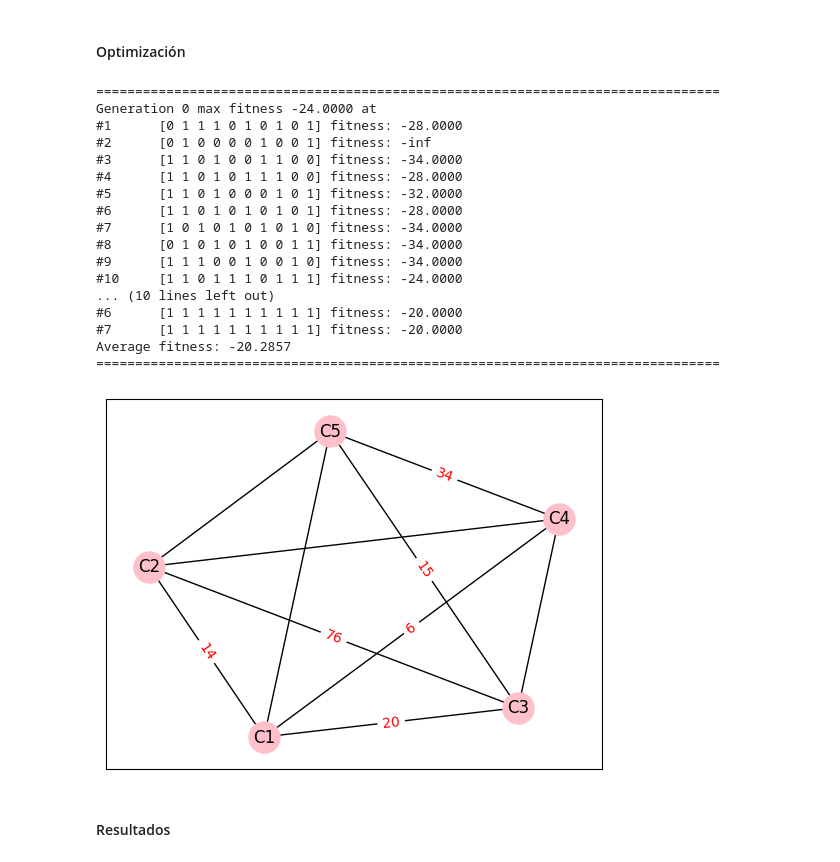
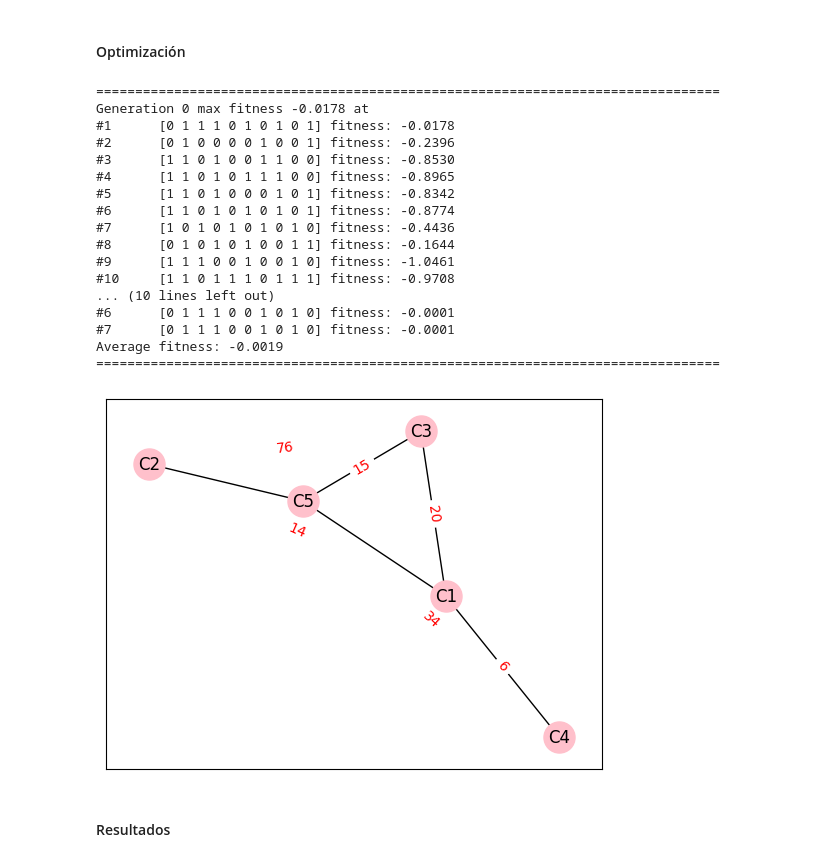
Before and after one commit to jtapiav/github-slideshow, a Jupyter notebook: GA.ipynb, the cells around one changed output. Saved outputs shown, nothing was run; the diff lists cells and outputs as text; code cells hidden in the pictures.

```diff
--- a/GA.ipynb
+++ b/GA.ipynb
@@ -212,8 +231,7 @@ def calculateFitness( GA ):
   x=[]
 
   for index in range( len(GA.population) ):
-    individual = GA.population[index]
-    bin_to_int = np.array( [int(j) << i for i,j in enumerate(individual[::-1])] ).sum()
+    bin_to_int = np.array( [int(j) << i for i,j in enumerate(GA.population[index][::-1])] ).sum()
     int_to_x   = a + bin_to_int * (b - a) / (2**n - 1)
     x.append( int_to_x )
     fitnessScores[index] = functionFitness( int_to_x )
@@ -236,7 +254,7 @@ def plotResult( self ):
     plt.ylabel( '$f(x) = -|sin(x) - 0.5x|$' )
     plt.title( 'Population at Iteration ' + str(3) + '\n' + 'Number of Individuals: ' + str(self.populationSize) )
 
-    xval = np.arange( 0, self.numberMaximumIterations, 1 )
+    xval = np.arange( 0, self.numberOfIteration, 1 )
     yval = self.bestFitnessOfGeneration
 
     plt.subplot( 142 )
@@ -1007,7 +1047,7 @@ NameError: ignored
 # %%
 GA = GeneticAlgorithm( populationSize=10, chromosomeSize=10,
                        mutationType='bitstring', crossoverType='uniform', selectionType='ranking',
-                       functionDecode = functionDecode,
+                       functionDecode = None,
                        calculateFitness = calculateFitness,
                        plotResult = plotResult,
                        numberMaximumIterations=1, epsilon = 0.001,
@@ -1048,7 +1103,7 @@ $$ D_{NoC} = u$$
 Donde $\mu = $ average hops in the network
 # %%
 def functionFitness( x ):
-  return  np.sum(  CustomGraph(Chromosome( x )).hop_matrix )
+  return  CustomGraph(Chromosome( x )).hop_matrix.mean()
 # %%
 def calculateFitness( GA ):
   fitnessScores = np.zeros( len(GA.population) )
@@ -1058,41 +1113,38 @@ def calculateFitness( GA ):
 # %% [markdown]
 #### Optimización
 # %%
-def plotResult( self ):
-  None
-
 GA = GeneticAlgorithm( populationSize=10, chromosomeSize=10,
                        mutationType='bitstring', crossoverType='uniform', selectionType='ranking',
                        functionDecode = None,
                        calculateFitness = calculateFitness,
                        plotResult = plotResult,
                        numberMaximumIterations=100, epsilon = 0.001,
                        randomState = 69, geneLimits = None )#
 GA.solve()
 GA.printResult()
 customOptimizatedChromosome = Chromosome( GA.bestCandidateOfGeneration[-1] )
 customOptimizatedGraph = CustomGraph( customOptimizatedChromosome )
 customOptimizatedGraph.drawGraph()
 GA.plotResult( GA )
 # %% [output]
 ================================================================================
-Generation 0 max fitness -24.0000 at
-#1      [0 1 1 1 0 1 0 1 0 1] fitness: -28.0000
-#2      [0 1 0 0 0 0 1 0 0 1] fitness: -inf
-#3      [1 1 0 1 0 0 1 1 0 0] fitness: -34.0000
-#4      [1 1 0 1 0 1 1 1 0 0] fitness: -28.0000
-#5      [1 1 0 1 0 0 0 1 0 1] fitness: -32.0000
-#6      [1 1 0 1 0 1 0 1 0 1] fitness: -28.0000
-#7      [1 0 1 0 1 0 1 0 1 0] fitness: -34.0000
-#8      [0 1 0 1 0 1 0 0 1 1] fitness: -34.0000
-#9      [1 1 1 0 0 1 0 0 1 0] fitness: -34.0000
-#10     [1 1 0 1 1 1 0 1 1 1] fitness: -24.0000
+Generation 0 max fitness -0.0178 at
+#1      [0 1 1 1 0 1 0 1 0 1] fitness: -0.0178
+#2      [0 1 0 0 0 0 1 0 0 1] fitness: -0.2396
+#3      [1 1 0 1 0 0 1 1 0 0] fitness: -0.8530
+#4      [1 1 0 1 0 1 1 1 0 0] fitness: -0.8965
+#5      [1 1 0 1 0 0 0 1 0 1] fitness: -0.8342
+#6      [1 1 0 1 0 1 0 1 0 1] fitness: -0.8774
+#7      [1 0 1 0 1 0 1 0 1 0] fitness: -0.4436
+#8      [0 1 0 1 0 1 0 0 1 1] fitness: -0.1644
+#9      [1 1 1 0 0 1 0 0 1 0] fitness: -1.0461
+#10     [1 1 0 1 1 1 0 1 1 1] fitness: -0.9708
 ... (10 lines left out)
-#6      [1 1 1 1 1 1 1 1 1 1] fitness: -20.0000
-#7      [1 1 1 1 1 1 1 1 1 1] fitness: -20.0000
-Average fitness: -20.2857
+#6      [0 1 1 1 0 0 1 0 1 0] fitness: -0.0001
+#7      [0 1 1 1 0 0 1 0 1 0] fitness: -0.0001
+Average fitness: -0.0019
 ================================================================================
-[figure, old version]
+[figure, new version]
 # %% [markdown]
 #### Resultados
 # %%
```
Also changed, not shown: parts of 90 cells of this notebook.
